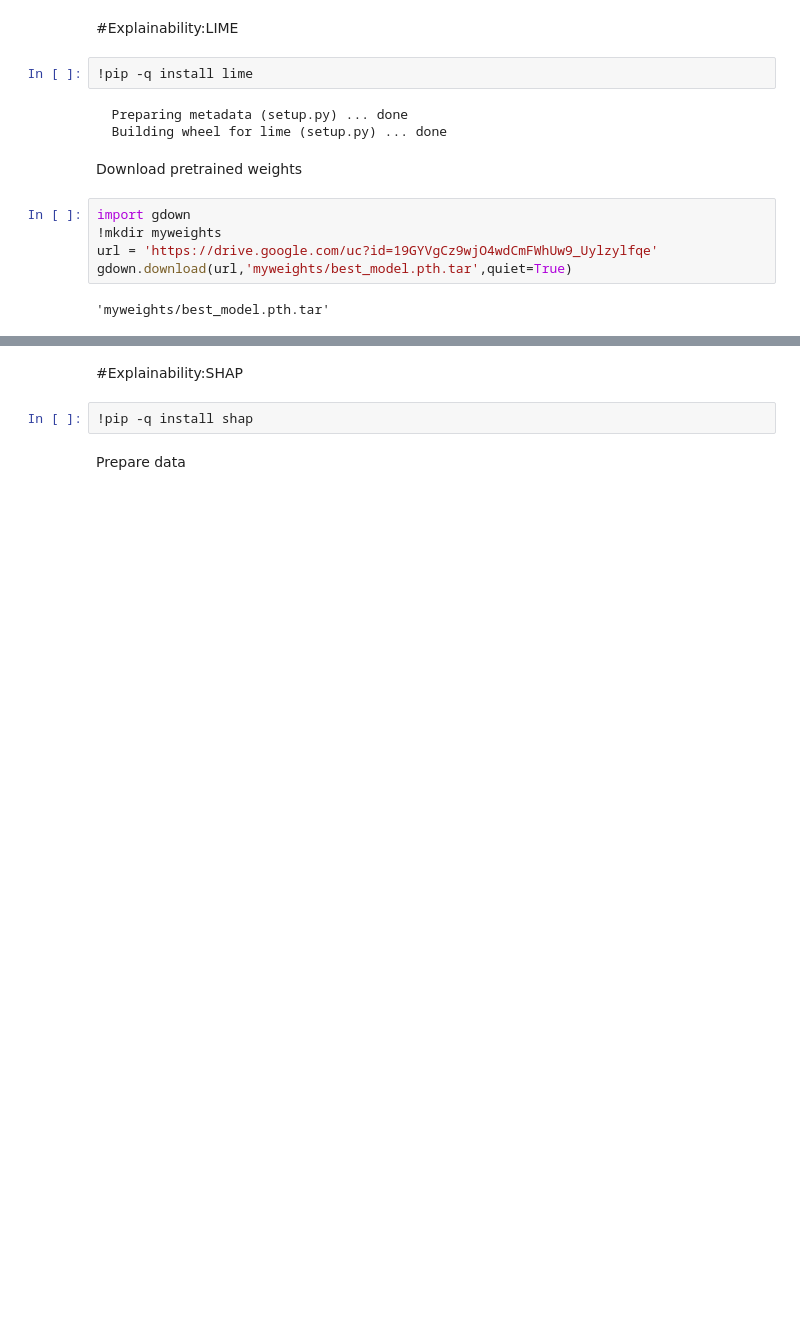
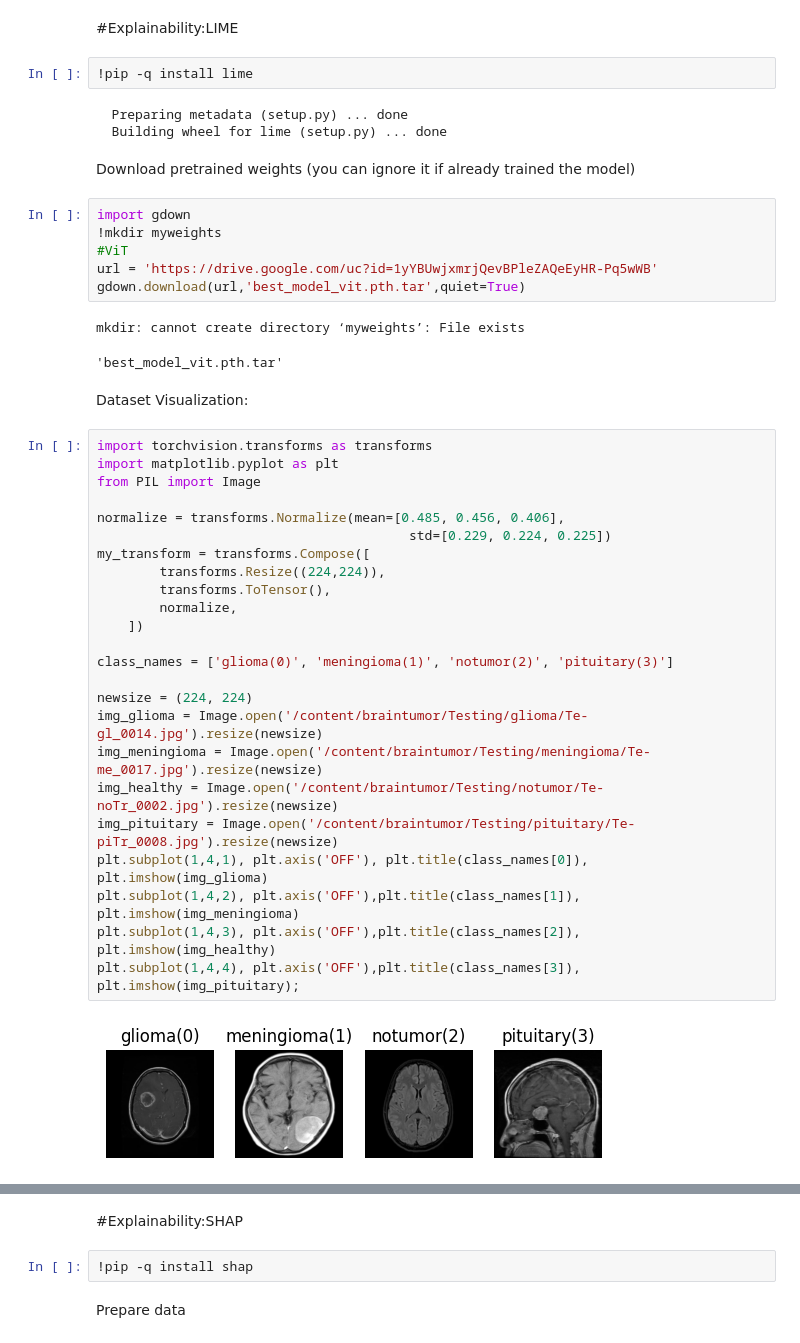
Before and after one commit to mobarakol/AI_Medical_Imaging, a Jupyter notebook: Explainability_Brain_Tumors_Transformer.ipynb, the cells around one changed output, grey strips where cells are left out. Drawn from its saved outputs; the diff is of its cells as text; blank space fills up the shorter version.

```diff
--- a/Explainability_Brain_Tumors_Transformer.ipynb
+++ b/Explainability_Brain_Tumors_Transformer.ipynb
@@ -129,15 +129,45 @@ epoch: 37  acc: 0.9809  best epoch: 6  best acc: 0.9817
 # %% [output]
   Preparing metadata (setup.py) ... done
   Building wheel for lime (setup.py) ... done
-# %% [markdown]
-Download pretrained weights
+# %% [markdown]
+Download pretrained weights (you can ignore it if already trained the model)
 # %%
 import gdown
 !mkdir myweights
-url = 'https://drive.google.com/uc?id=19GYVgCz9wjO4wdCmFWhUw9_Uylzylfqe'
-gdown.download(url,'myweights/best_model.pth.tar',quiet=True)
+#ViT
+url = 'https://drive.google.com/uc?id=1yYBUwjxmrjQevBPleZAQeEyHR-Pq5wWB'
+gdown.download(url,'best_model_vit.pth.tar',quiet=True)
 # %% [output]
-'myweights/best_model.pth.tar'
+mkdir: cannot create directory ‘myweights’: File exists
+'best_model_vit.pth.tar'
+# %% [markdown]
+Dataset Visualization:
+# %%
+import torchvision.transforms as transforms
+import matplotlib.pyplot as plt
+from PIL import Image
+
+normalize = transforms.Normalize(mean=[0.485, 0.456, 0.406],
+                                        std=[0.229, 0.224, 0.225])
+my_transform = transforms.Compose([
+        transforms.Resize((224,224)),
+        transforms.ToTensor(),
+        normalize,
+    ])
+
+class_names = ['glioma(0)', 'meningioma(1)', 'notumor(2)', 'pituitary(3)']
+
+newsize = (224, 224)
+img_glioma = Image.open('/content/braintumor/Testing/glioma/Te-gl_0014.jpg').resize(newsize)
+img_meningioma = Image.open('/content/braintumor/Testing/meningioma/Te-me_0017.jpg').resize(newsize)
+img_healthy = Image.open('/content/braintumor/Testing/notumor/Te-noTr_0002.jpg').resize(newsize)
+img_pituitary = Image.open('/content/braintumor/Testing/pituitary/Te-piTr_0008.jpg').resize(newsize)
+plt.subplot(1,4,1), plt.axis('OFF'), plt.title(class_names[0]), plt.imshow(img_glioma)
+plt.subplot(1,4,2), plt.axis('OFF'),plt.title(class_names[1]), plt.imshow(img_meningioma)
+plt.subplot(1,4,3), plt.axis('OFF'),plt.title(class_names[2]), plt.imshow(img_healthy)
+plt.subplot(1,4,4), plt.axis('OFF'),plt.title(class_names[3]), plt.imshow(img_pituitary);
+# %% [output]
+[figure, added]
 # %%
 import matplotlib.pyplot as plt
 from PIL import Image
```
Also changed, not shown: parts of 8 cells of this notebook.
